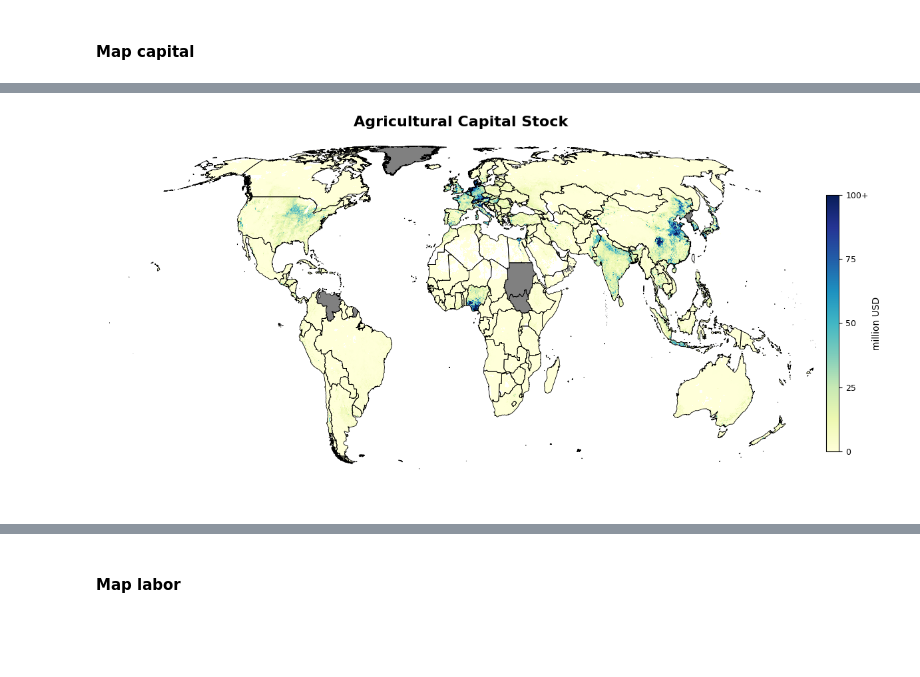
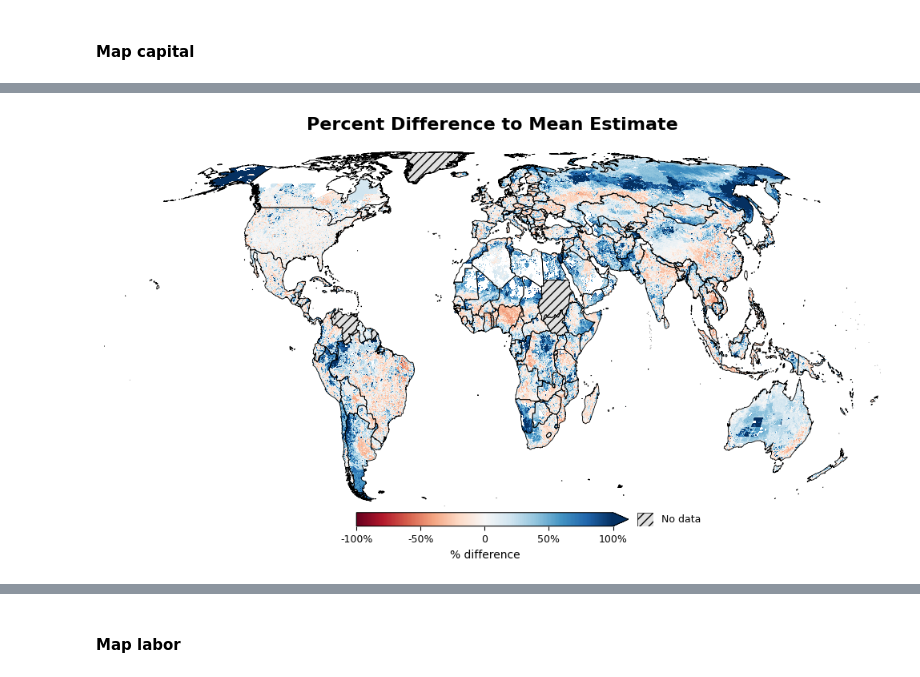
Before and after one commit to carinamani/AgDownscaling, a Jupyter notebook: 04_FIGURES/map_final_rasters.ipynb, the cells around one changed output, grey strips where cells are left out. Cells and saved outputs as stored; diff of their text form; code cells hidden in the pictures; blank space fills up the shorter version.

```diff
--- a/04_FIGURES/map_final_rasters.ipynb
+++ b/04_FIGURES/map_final_rasters.ipynb
@@ -84,21 +268,27 @@ country_boundaries['has_labor_data'] = country_boundaries['has_labor_data'].fill
 # %%
-##### Produce global map of capital (mean estimate)
+##### Global map of sensitivity of capital estimates (mean vs p10/p90)
 
 # Prepare raster
-value_plot = capital_million.squeeze()
-name = 'capital_stock'
+value_plot = capital_p90_percent_diff.squeeze()
+name = 'capital_stock_p90_comparison'
 
-bounds = [0, 25, 50, 75, 100]
-labels = ['0', '25', '50', '75', '100+']
+bounds = [-1, -0.5, 0, 0.5, 1]
+labels = ['-100%', '-50%', '0', '50%', '100%']  # tick labels stop at 100%; triangle implies "+"
+
+# Copy RdBu so we can set an "over" color without mutating the global colormap
+rdbu = plt.get_cmap("RdBu").copy()
+rdbu.set_over(rdbu(1.0))  # triangle color matches the darkest end of the ramp
 
 # Create figure
-fig, ax = plt.subplots(figsize=(12, 8))
+fig, ax = plt.subplots(figsize=(10, 8))
 
-# Countries with no data (grey fill)
+# Countries with no data (light grey fill with hatching, matches other map)
+no_data_color = "#e0e0e0"
 country_boundaries[country_boundaries["has_capital_data"] == 0].plot(
     ax=ax,
-    facecolor="grey",
+    facecolor=no_data_color,
     edgecolor="none",
+    hatch="///",
     zorder=0
 )
 
@@ -113,40 +303,80 @@ country_boundaries.plot(
 
 # Raster
 im = value_plot.plot(
     ax=ax,
-    cmap="YlGnBu",
-    vmin=0,
-    vmax=100,
+    cmap=rdbu,
+    vmin=-1,
+    vmax=1,
     add_colorbar=False,
     add_labels=False,
     zorder=1
 )
 
 # Clip to country_boundaries
 minx, miny, maxx, maxy = country_boundaries.total_bounds
+ax.set_xlim(minx, maxx)
+ax.set_ylim(miny, maxy)
 
 ax.set_axis_off()
-ax.set_title("Agricultural Capital Stock", fontsize=16, weight='bold', pad=20)
+ax.set_title("Percent Difference to Mean Estimate", fontsize=16, weight='bold', pad=20)
 
-# Colorbar
+# --- Colorbar, bottom-center below the map ---
 cbar = fig.colorbar(
     im,
     ax=ax,
-    orientation="vertical",
-    fraction=0.02,
+    orientation="horizontal",
+    location="bottom",
+    fraction=0.04,
     pad=0.01,
-    shrink=0.5
+    shrink=0.35,
+    extend='max',
+    extendfrac=0.06,
 )
-cbar.set_label("million USD", fontsize=10)
+cbar.set_label("% difference", fontsize=10)
 cbar.ax.tick_params(labelsize=9)
 
 # Set ticks and labels
 cbar.set_ticks(bounds)
 cbar.set_ticklabels(labels)
 
+# Finalize layout so the colorbar's real position is available
 plt.tight_layout()
+fig.canvas.draw()
+
+# --- "No data" swatch placed next to the colorbar, using its ACTUAL position ---
+cbar_pos = cbar.ax.get_position()  # Bbox in figure-fraction coords: x0, y0, x1, y1
+
+swatch_size = 0.02
+gap = 0.03  # space between colorbar's right edge and the swatch
+
+legend_ax = fig.add_axes([
+    cbar_pos.x1 + gap,      # just right of the colorbar
+    cbar_pos.y0,            # aligned with colorbar's bottom
+    swatch_size,
+    cbar_pos.height
+])
+legend_ax.add_patch(Rectangle(
+    (0, 0), 1, 1,
+    facecolor=no_data_color,
+    edgecolor="black",
+    linewidth=0.5,
+    hatch="///"
+))
+legend_ax.set_xlim(0, 1)
+legend_ax.set_ylim(0, 1)
+legend_ax.set_xticks([])
+legend_ax.set_yticks([])
+legend_ax.axis("off")
+
+fig.text(
+    cbar_pos.x1 + gap + swatch_size + 0.01,  # just right of the swatch
+    cbar_pos.y0 + cbar_pos.height / 2,        # vertically centered on swatch
+    "No data",
+    fontsize=9, va="center", ha="left"
+)
+
 plt.show()
 
 fig.savefig(f"{fd}/{name}.png", dpi=300, bbox_inches='tight')
 # %% [output]
-[figure, old version]
+[figure, new version]
```
Also changed, not shown: parts of 14 cells of this notebook, 2 other files.
